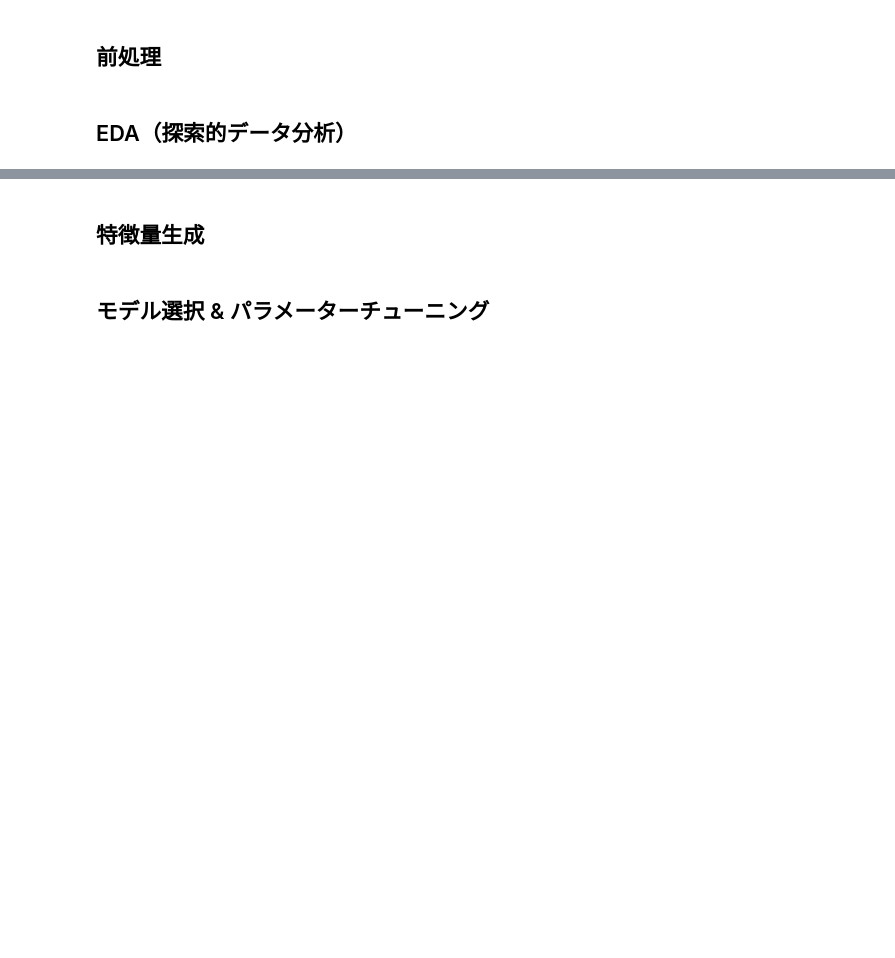
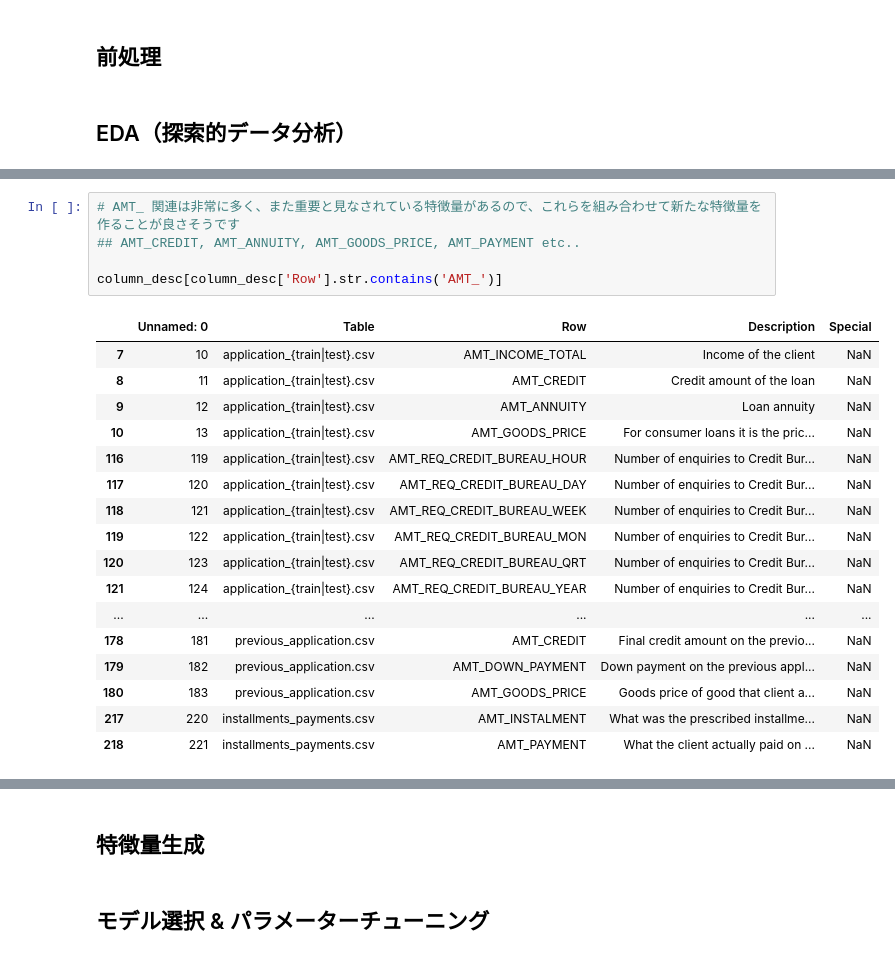
Before and after one commit to idsts2670/kaggle, a Jupyter notebook: home-credit-default-risk/home-credit-default.ipynb, the cells around one changed output, grey strips where cells are left out. Cells and saved outputs as stored; diff of their text form; blank space fills up the shorter version.

```diff
--- a/home-credit-default-risk/home-credit-default.ipynb
+++ b/home-credit-default-risk/home-credit-default.ipynb
@@ -928,0 +939,23 @@ https://github.com/FavioVazquez/ds-cheatsheets/blob/master/Python/Others/memento
+# %%
+# AMT_ 関連は非常に多く、また重要と見なされている特徴量があるので、これらを組み合わせて新たな特徴量を作ることが良さそうです
+## AMT_CREDIT, AMT_ANNUITY, AMT_GOODS_PRICE, AMT_PAYMENT etc..
+
+column_desc[column_desc['Row'].str.contains('AMT_')]
+# %% [output]
+|  | Unnamed: 0 | Table | Row | Description | Special |
+| 7 | 10 | application_{train|test}.csv | AMT_INCOME_TOTAL | Income of the client | NaN |
+| 8 | 11 | application_{train|test}.csv | AMT_CREDIT | Credit amount of the loan | NaN |
+| 9 | 12 | application_{train|test}.csv | AMT_ANNUITY | Loan annuity | NaN |
+| 10 | 13 | application_{train|test}.csv | AMT_GOODS_PRICE | For consumer loans it is the pric... | NaN |
+| 116 | 119 | application_{train|test}.csv | AMT_REQ_CREDIT_BUREAU_HOUR | Number of enquiries to Credit Bur... | NaN |
+| 117 | 120 | application_{train|test}.csv | AMT_REQ_CREDIT_BUREAU_DAY | Number of enquiries to Credit Bur... | NaN |
+| 118 | 121 | application_{train|test}.csv | AMT_REQ_CREDIT_BUREAU_WEEK | Number of enquiries to Credit Bur... | NaN |
+| 119 | 122 | application_{train|test}.csv | AMT_REQ_CREDIT_BUREAU_MON | Number of enquiries to Credit Bur... | NaN |
+| 120 | 123 | application_{train|test}.csv | AMT_REQ_CREDIT_BUREAU_QRT | Number of enquiries to Credit Bur... | NaN |
+| 121 | 124 | application_{train|test}.csv | AMT_REQ_CREDIT_BUREAU_YEAR | Number of enquiries to Credit Bur... | NaN |
+| ... | ... | ... | ... | ... | ... |
+| 178 | 181 | previous_application.csv | AMT_CREDIT | Final credit amount on the previo... | NaN |
+| 179 | 182 | previous_application.csv | AMT_DOWN_PAYMENT | Down payment on the previous appl... | NaN |
+| 180 | 183 | previous_application.csv | AMT_GOODS_PRICE | Goods price of good that client a... | NaN |
+| 217 | 220 | installments_payments.csv | AMT_INSTALMENT | What was the prescribed installme... | NaN |
+| 218 | 221 | installments_payments.csv | AMT_PAYMENT | What the client actually paid on ... | NaN |
```
Also changed, not shown: parts of 12 cells of this notebook.
